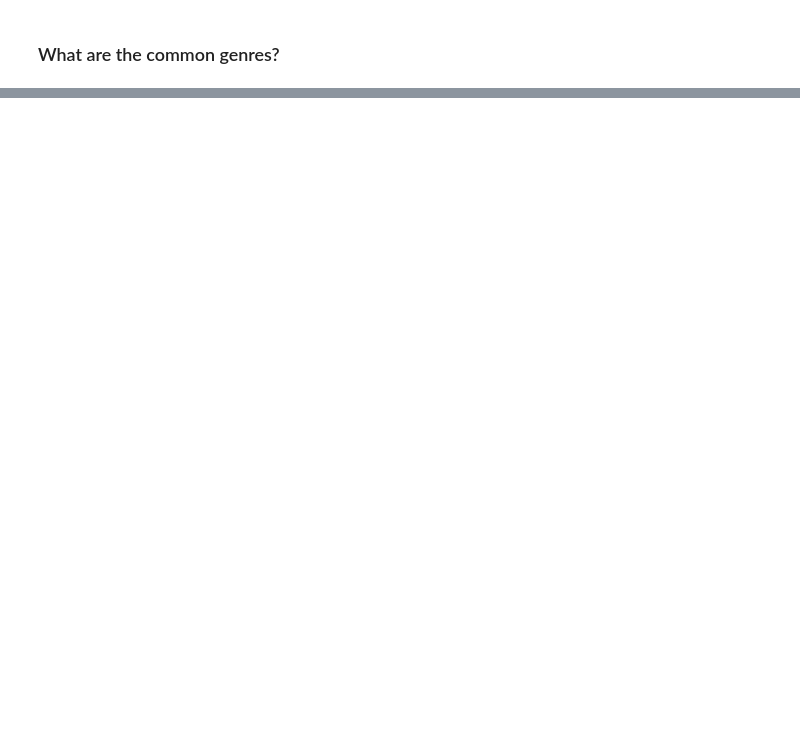
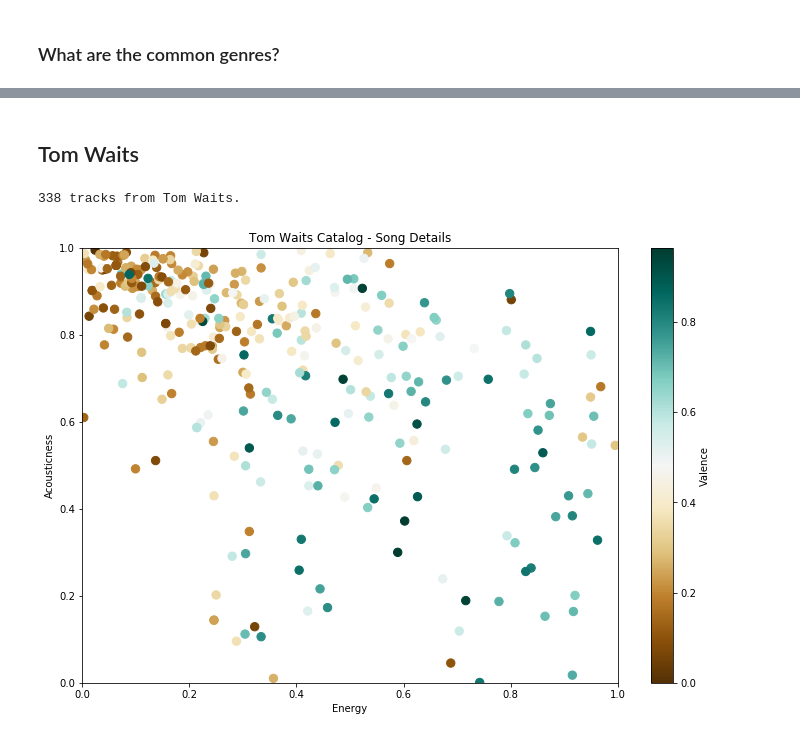
Before and after one commit to slstarnes/playlist-thy-maker, a Jupyter notebook: make me a playlist.ipynb, the cells around one changed output, grey strips where cells are left out. Drawn from its saved outputs; the diff is of its cells as text; code cells hidden in the pictures; blank space fills up the shorter version.

```diff
--- a/make me a playlist.ipynb
+++ b/make me a playlist.ipynb
@@ -298,0 +184,22 @@ playlist.create_playlist_of_tracks(tracks,'Mr. Waits')
+# %% [markdown]
+## Tom Waits
+# %%
+artist = 'Tom Waits'
+tracks = playlist.get_artist_tracks(artist)
+tracks = playlist.add_audio_features(tracks)
+x_var, y_var, c_var = ('Energy', 'Acousticness', 'Valence')
+f, ax = plt.subplots(figsize=(12,8))
+x=tracks[x_var]
+y=tracks[y_var]
+c=tracks[c_var]
+ax.set_xlabel(x_var)
+ax.set_ylabel(y_var)
+ax.set_xlim((0,1))
+ax.set_ylim((0,1))
+ax.set_title(f'{artist} Catalog - Song Details')
+points = ax.scatter(x, y, c=c, s=70, cmap='BrBG')
+f.colorbar(points, label=c_var)
+print(f'{len(tracks)} tracks from {artist}.')
+# %% [output]
+338 tracks from Tom Waits.
+[figure, added]
```
Also changed, not shown: parts of 47 cells of this notebook.
